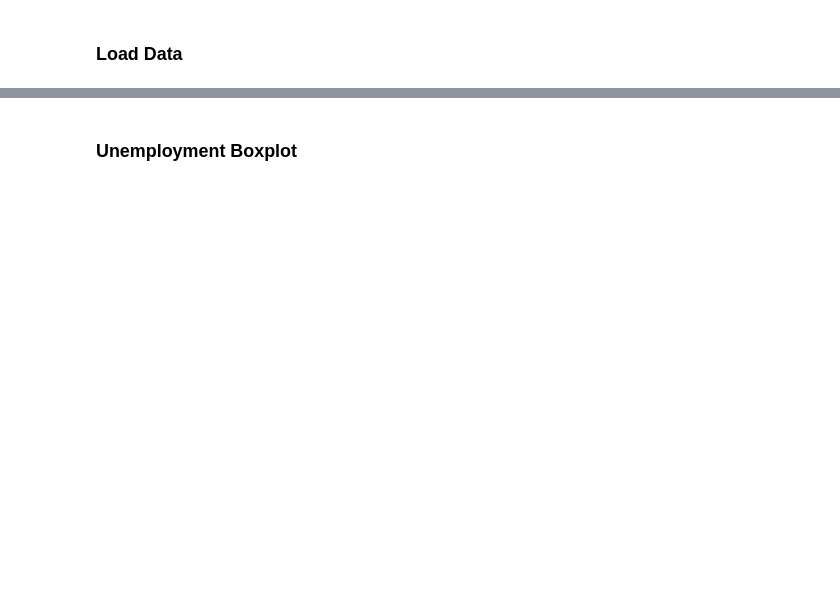
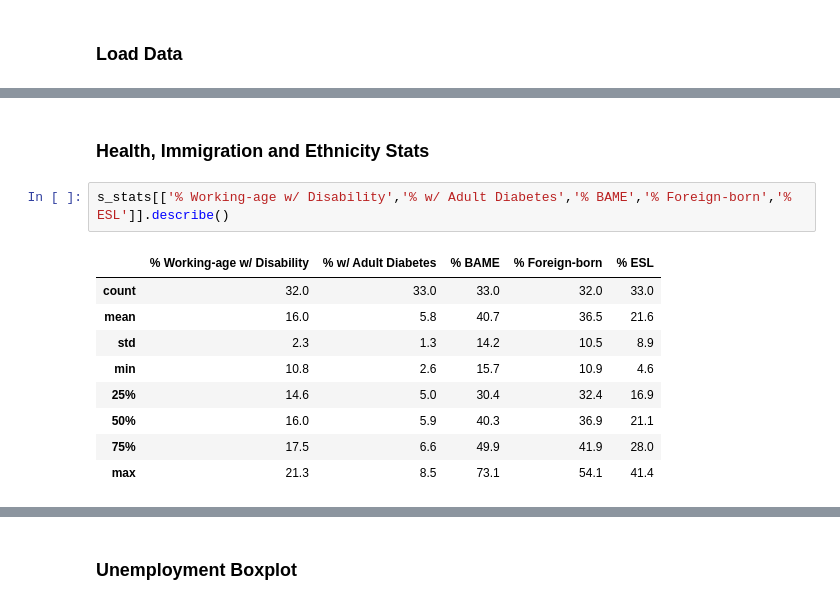
Before and after one commit to DaphneBdn/CASA0007_QM_Group_Presentation, a Jupyter notebook: prelim_data_wrangling.ipynb, the cells around one changed output, grey strips where cells are left out. Saved outputs shown, nothing was run; the diff lists cells and outputs as text; blank space fills up the shorter version.

```diff
--- a/prelim_data_wrangling.ipynb
+++ b/prelim_data_wrangling.ipynb
@@ -21,0 +105,14 @@ df.head()
+# %% [markdown]
+### Health, Immigration and Ethnicity Stats
+# %%
+s_stats[['% Working-age w/ Disability','% w/ Adult Diabetes','% BAME','% Foreign-born','% ESL']].describe()
+# %% [output]
+|  | % Working-age w/ Disability | % w/ Adult Diabetes | % BAME | % Foreign-born | % ESL |
+| count | 32.0 | 33.0 | 33.0 | 32.0 | 33.0 |
+| mean | 16.0 | 5.8 | 40.7 | 36.5 | 21.6 |
+| std | 2.3 | 1.3 | 14.2 | 10.5 | 8.9 |
+| min | 10.8 | 2.6 | 15.7 | 10.9 | 4.6 |
+| 25% | 14.6 | 5.0 | 30.4 | 32.4 | 16.9 |
+| 50% | 16.0 | 5.9 | 40.3 | 36.9 | 21.1 |
+| 75% | 17.5 | 6.6 | 49.9 | 41.9 | 28.0 |
+| max | 21.3 | 8.5 | 73.1 | 54.1 | 41.4 |
```
Also changed, not shown: parts of 12 cells of this notebook.
